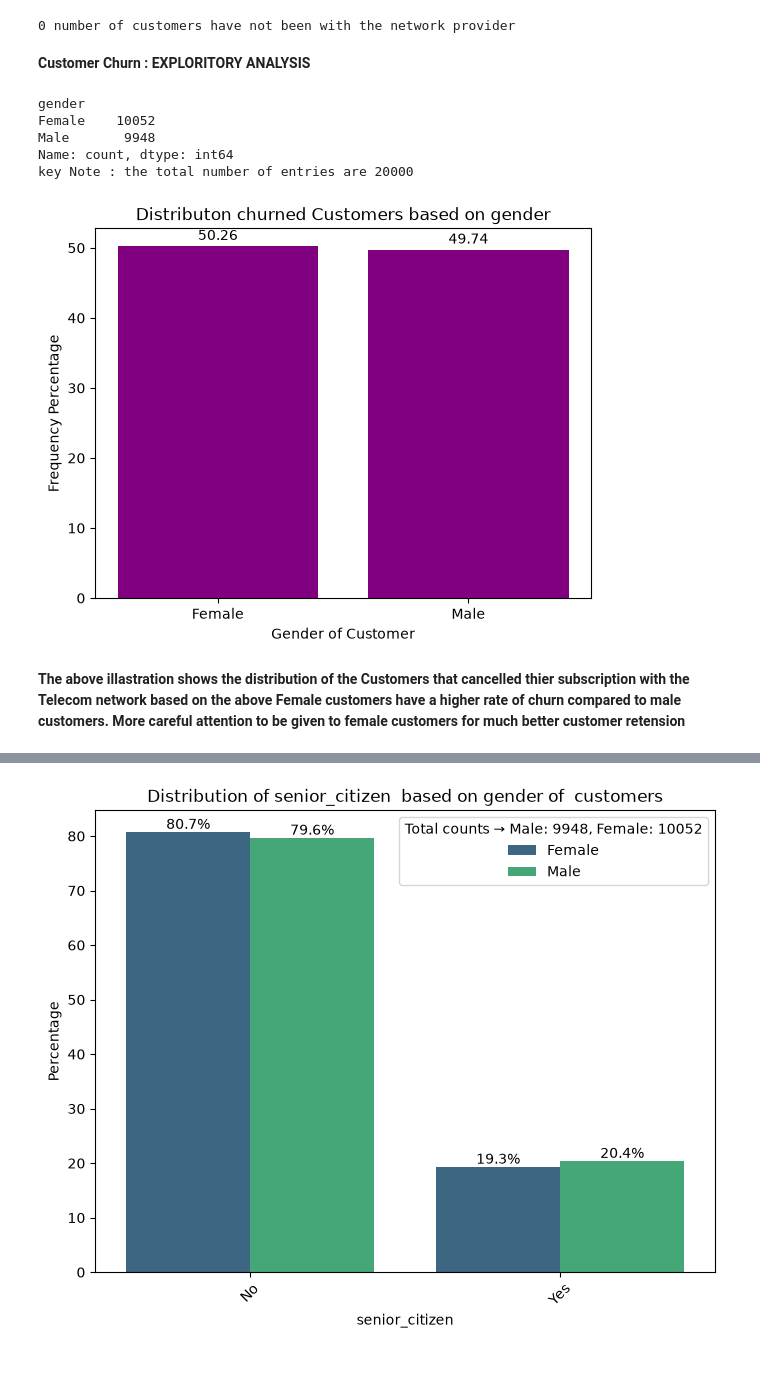
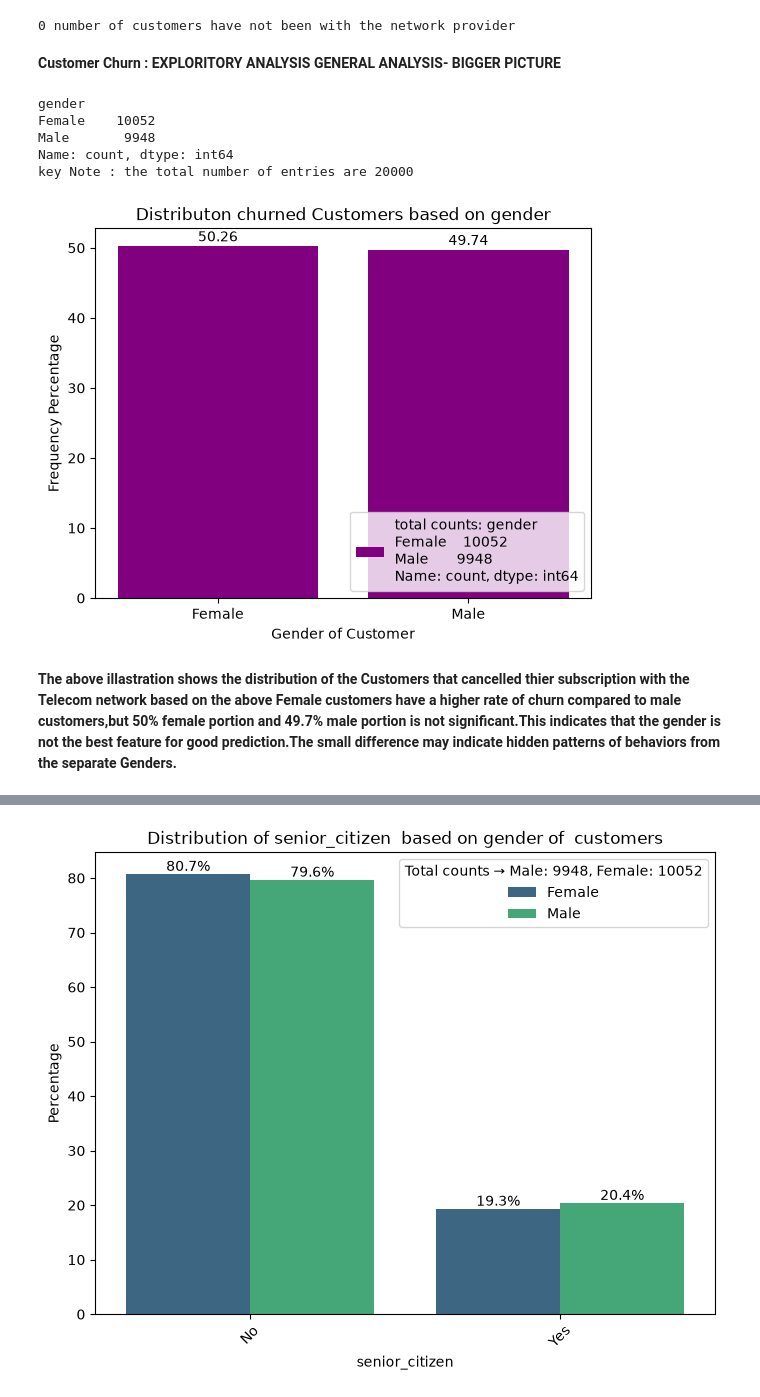
Before and after one commit to Shirley-star24/Telecom_Customer_Churn, a Jupyter notebook: Customer_segmentation and tenure prediction model.ipynb, the cells around one changed output, grey strips where cells are left out. Saved outputs shown, nothing was run; the diff lists cells and outputs as text; code cells hidden in the pictures; blank space fills up the shorter version.

```diff
--- a/Customer_segmentation and tenure prediction model.ipynb
+++ b/Customer_segmentation and tenure prediction model.ipynb
@@ -189,28 +189,29 @@ print(f"{(df_clean["tenure"]<0).sum()} number of customers have not been with th
 0 number of customers have not been with the network provider
 # %% [markdown]
 **Customer Churn : EXPLORITORY ANALYSIS**
+**GENERAL ANALYSIS- BIGGER PICTURE**
 # %%
 #Include the exact counts of the distribution
 print((df_clean["gender"]).value_counts())
 print(f"key Note : the total number of entries are {len(df_clean)}")
 #BAR PLOTS WHCH SHOWS THE PERCENTAGE OF CHURNED CUSTOMERS BASED ON GENDER
 bars=plt.bar(df_clean['gender'].unique(), ((df_clean['gender'].value_counts())/len(df_clean))*100, color='purple')
 plt.xlabel("Gender of Customer")
 plt.ylabel("Frequency Percentage")
 plt.title("Distributon churned Customers based on gender")
 
-plt.bar_label(bars, padding=2)
-
+plt.bar_label(bars, padding=1)
+plt.legend(loc="lower right", labels=[f"total counts: {(df_clean['gender'].value_counts())}"])
 plt.show()
 # %% [output]
 gender
 Female    10052
 Male       9948
 Name: count, dtype: int64
 key Note : the total number of entries are 20000
-[figure, old version]
+[figure, new version]
 # %% [markdown]
-**The above illastration shows the distribution of the Customers that cancelled thier subscription with the Telecom network based on the above Female customers have a higher rate of churn compared to male customers. More careful attention to be given to female customers for much better customer retension**
+**The above illastration shows the distribution of the Customers that cancelled thier subscription with the Telecom network based on the above Female customers have a higher rate of churn compared to male customers,but 50% female portion and  49.7% male portion is not significant.This indicates that  the gender is not the best feature for good prediction.The small difference may indicate hidden patterns of behaviors from the separate Genders.**
 # %%
 #Include the exact counts of the distribution
 print((df_clean["senior_citizen"]).value_counts())
```
Also changed, not shown: parts of 12 cells of this notebook.
